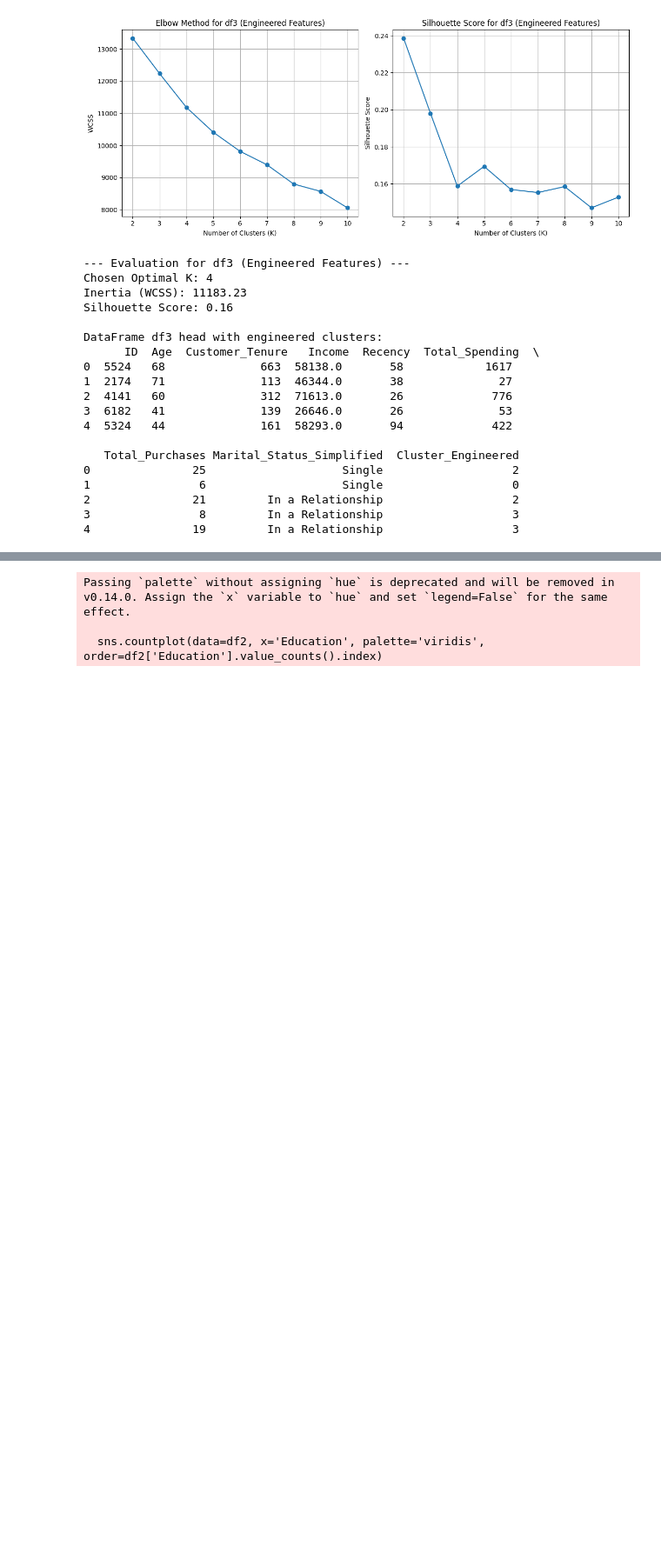
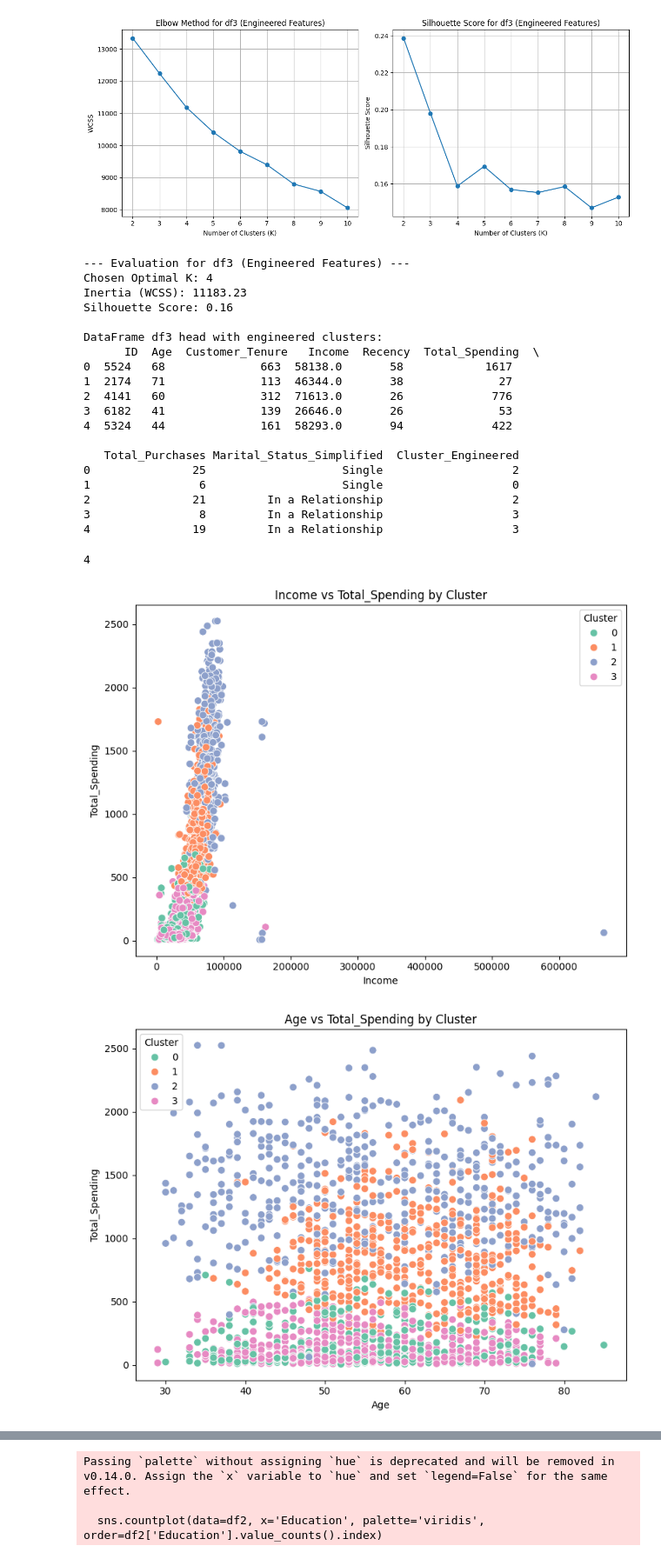
Before and after one commit to SsenogaHerman/GROUP_B_EVENING_RECESS, a Jupyter notebook: missing_values.ipynb, the cells around one changed output, grey strips where cells are left out. Shown at 87% size. Drawn from its saved outputs; the diff is of its cells as text; code cells hidden in the pictures; blank space fills up the shorter version.

Commit message:
Added scatter plots for clusters

```diff
--- a/missing_values.ipynb
+++ b/missing_values.ipynb
@@ -660,3 +667,27 @@ DataFrame df3 head with engineered clusters:
 2               21         In a Relationship                   2
 3                8         In a Relationship                   3
 4               19         In a Relationship                   3
+# %%
+df3['Cluster_Engineered'].max()
+# %% [output]
+4
+# %%
+
+
+def plot_2d_clusters(df, x_col, y_col, cluster_col='Cluster_Engineered', title=None):
+    plt.figure(figsize=(8, 6))
+    sns.scatterplot(data=df, x=x_col, y=y_col, hue=cluster_col, palette='Set2', s=60)
+    plt.title(title or f'{x_col} vs {y_col} by Cluster')
+    plt.xlabel(x_col)
+    plt.ylabel(y_col)
+    plt.legend(title='Cluster')
+    plt.tight_layout()
+    plt.show()
+# %%
+plot_2d_clusters(df3, 'Income', 'Total_Spending')
+plot_2d_clusters(df3, 'Age', 'Total_Spending')
+plot_2d_clusters(df3, 'Recency', 'Income')
+plot_2d_clusters(df3, 'Income', 'NumWebVisitsMonth')
+# %% [output]
+[figure, added]
+[figure, added]
```
Also changed, not shown: parts of 2 cells of this notebook.
